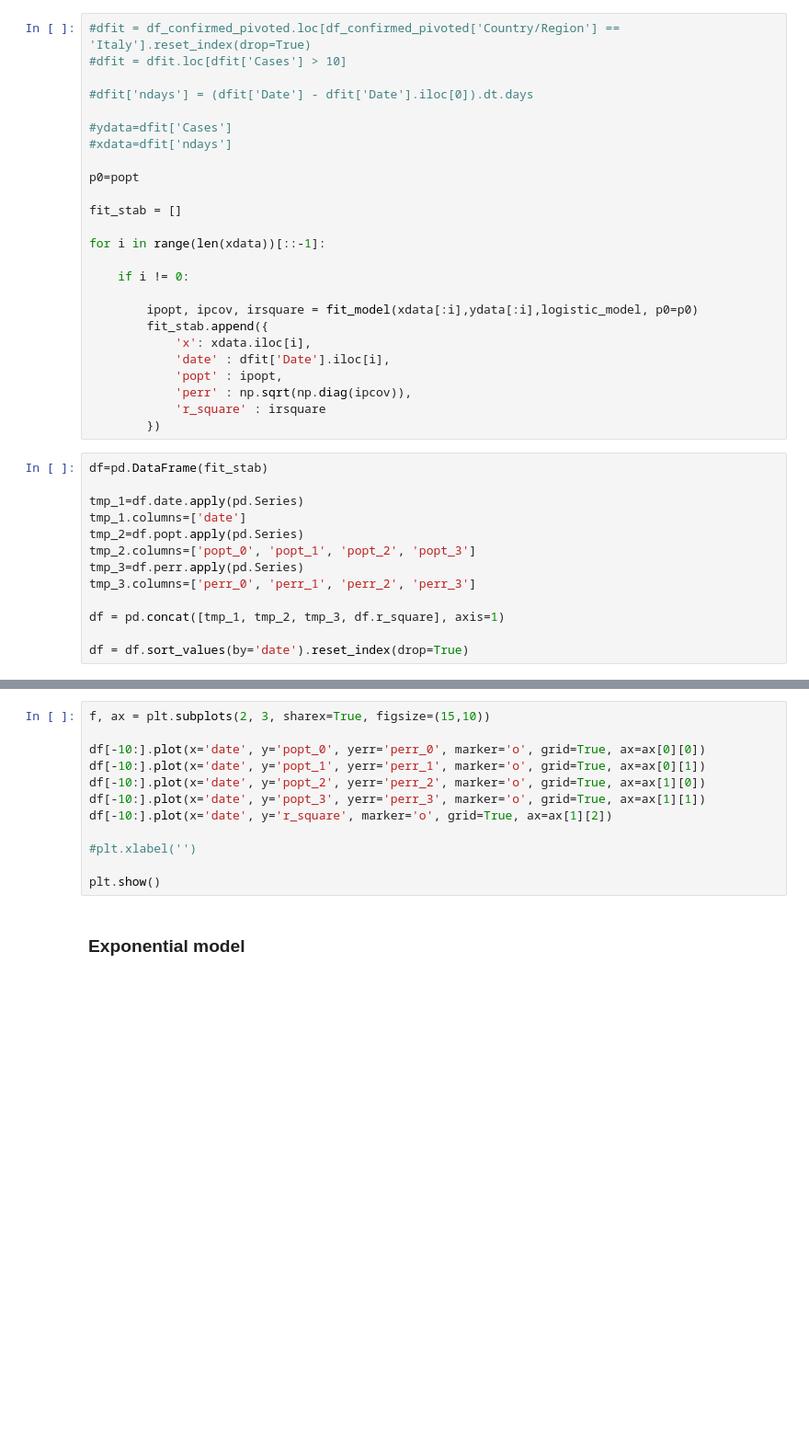
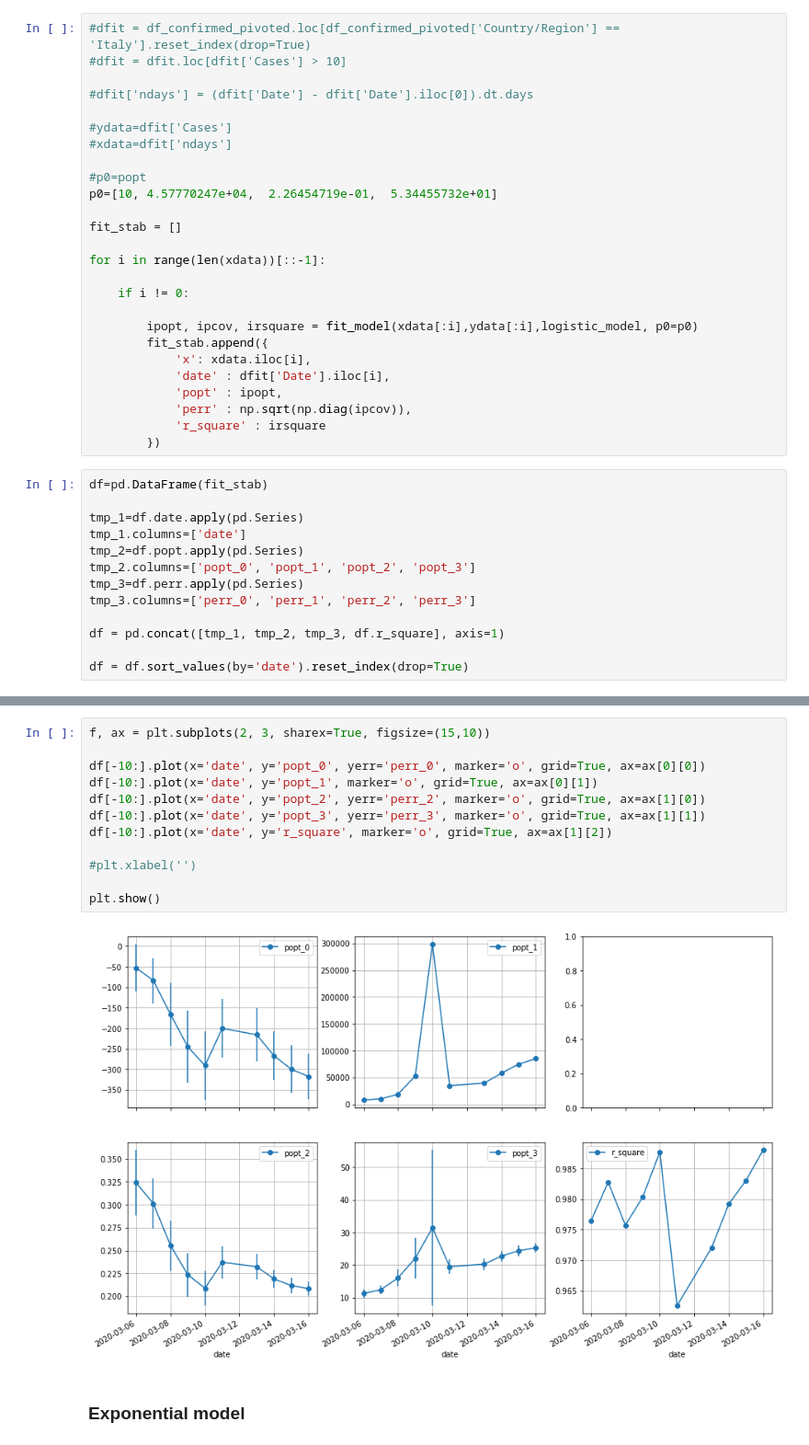
Before and after one commit to remotain/COVID-19, a Jupyter notebook: model_growth.ipynb, the cells around one changed output, grey strips where cells are left out. Shown: that part at 92% size. Saved outputs shown, nothing was run; the diff lists cells and outputs as text; blank space fills up the shorter version.

```diff
--- a/model_growth.ipynb
+++ b/model_growth.ipynb
@@ -325,7 +337,8 @@ display(df_forecast_logit)
 #ydata=dfit['Cases']
 #xdata=dfit['ndays']
 
-p0=popt
+#p0=popt
+p0=[10, 4.57770247e+04,  2.26454719e-01,  5.34455732e+01]
 
 fit_stab = []
 
@@ -357,15 +390,17 @@ df = df.sort_values(by='date').reset_index(drop=True)
 # %%
 f, ax = plt.subplots(2, 3, sharex=True, figsize=(15,10))
 
 df[-10:].plot(x='date', y='popt_0', yerr='perr_0', marker='o', grid=True, ax=ax[0][0])
-df[-10:].plot(x='date', y='popt_1', yerr='perr_1', marker='o', grid=True, ax=ax[0][1])
+df[-10:].plot(x='date', y='popt_1', marker='o', grid=True, ax=ax[0][1])
 df[-10:].plot(x='date', y='popt_2', yerr='perr_2', marker='o', grid=True, ax=ax[1][0])
 df[-10:].plot(x='date', y='popt_3', yerr='perr_3', marker='o', grid=True, ax=ax[1][1])
 df[-10:].plot(x='date', y='r_square', marker='o', grid=True, ax=ax[1][2])
 
 #plt.xlabel('')
 
 plt.show()
+# %% [output]
+[figure, added]
 # %% [markdown]
 ### Exponential model
 # %%
```
Also changed, not shown: parts of 17 cells of this notebook.
